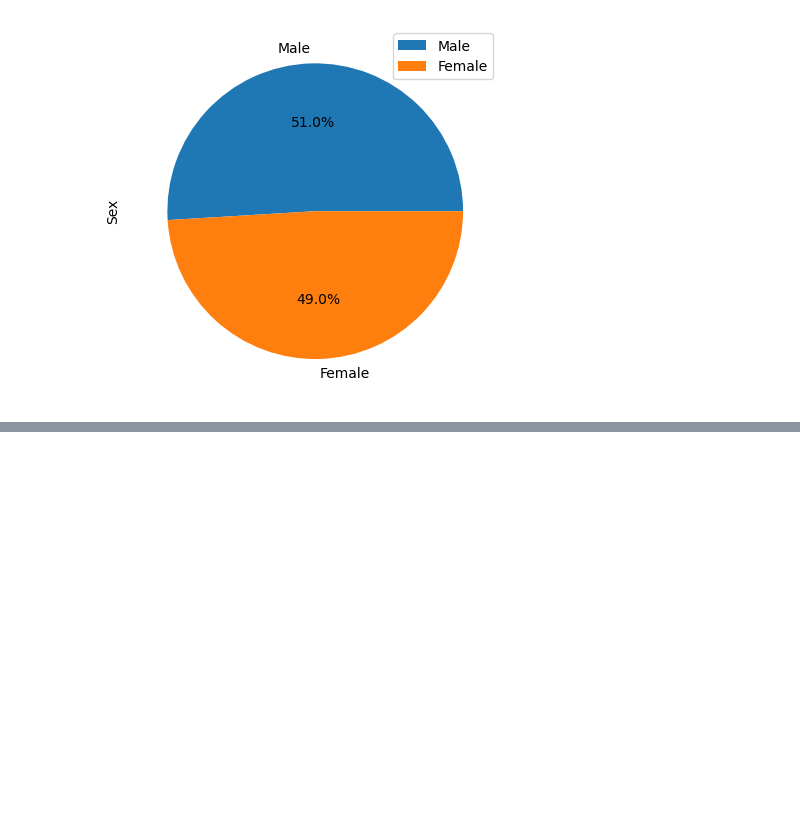
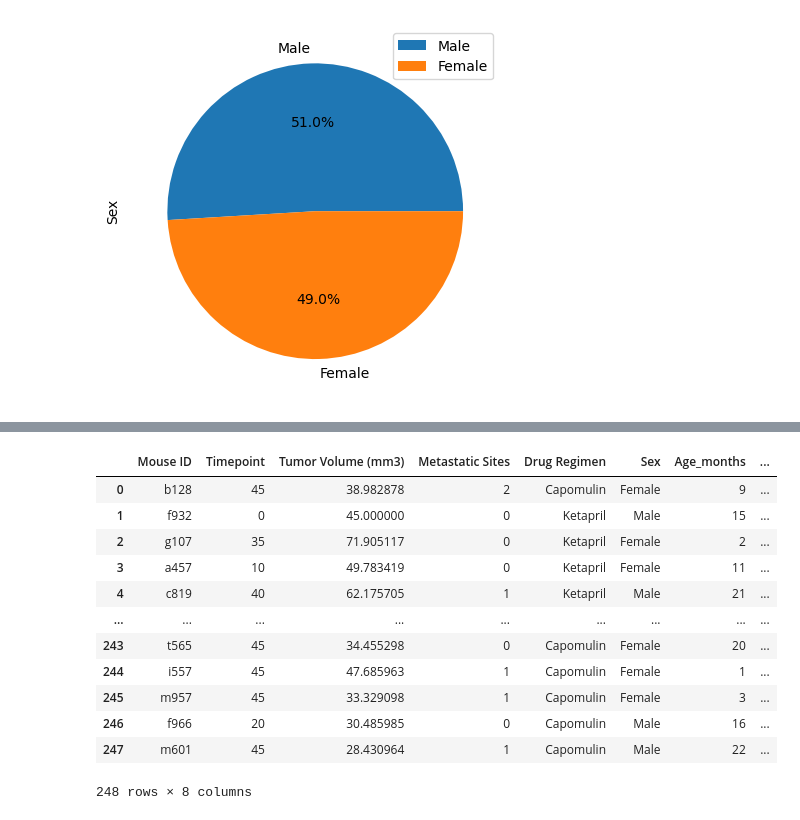
Before and after one commit to rbw9891/matplotlib_challenge, a Jupyter notebook: pymaceuticals_inc.ipynb, the cells around one changed output, grey strips where cells are left out. Drawn from its saved outputs; the diff is of its cells as text; code cells hidden in the pictures; blank space fills up the shorter version.

Commit message:
merge done, for loop on top drugs next

```diff
--- a/pymaceuticals_inc.ipynb
+++ b/pymaceuticals_inc.ipynb
@@ -262,0 +272,5 @@ plt.show()
+# %%
+# get the last timeframe for each mouse
+
+greatest_df = pd.DataFrame(cleaned_df.groupby("Mouse ID").max()["Timepoint"])
+greatest_df
@@ -262,0 +292,18 @@ plt.show()
+# %%
+# Merge this group df with the original DataFrame to get the tumor volume at the last timepoint
+tumor_volume_merge = pd.merge(cleaned_df, greatest_df, on=["Mouse ID", "Timepoint"])
+tumor_volume_merge
+# %% [output]
+|  | Mouse ID | Timepoint | Tumor Volume (mm3) | Metastatic Sites | Drug Regimen | Sex | Age_months | ... |
+| 0 | b128 | 45 | 38.982878 | 2 | Capomulin | Female | 9 | ... |
+| 1 | f932 | 0 | 45.000000 | 0 | Ketapril | Male | 15 | ... |
+| 2 | g107 | 35 | 71.905117 | 0 | Ketapril | Female | 2 | ... |
+| 3 | a457 | 10 | 49.783419 | 0 | Ketapril | Female | 11 | ... |
+| 4 | c819 | 40 | 62.175705 | 1 | Ketapril | Male | 21 | ... |
+| ... | ... | ... | ... | ... | ... | ... | ... | ... |
+| 243 | t565 | 45 | 34.455298 | 0 | Capomulin | Female | 20 | ... |
+| 244 | i557 | 45 | 47.685963 | 1 | Capomulin | Female | 1 | ... |
+| 245 | m957 | 45 | 33.329098 | 1 | Capomulin | Female | 3 | ... |
+| 246 | f966 | 20 | 30.485985 | 0 | Capomulin | Male | 16 | ... |
+| 247 | m601 | 45 | 28.430964 | 1 | Capomulin | Male | 22 | ... |
+248 rows × 8 columns
```
Also changed, not shown: parts of 3 cells of this notebook.
